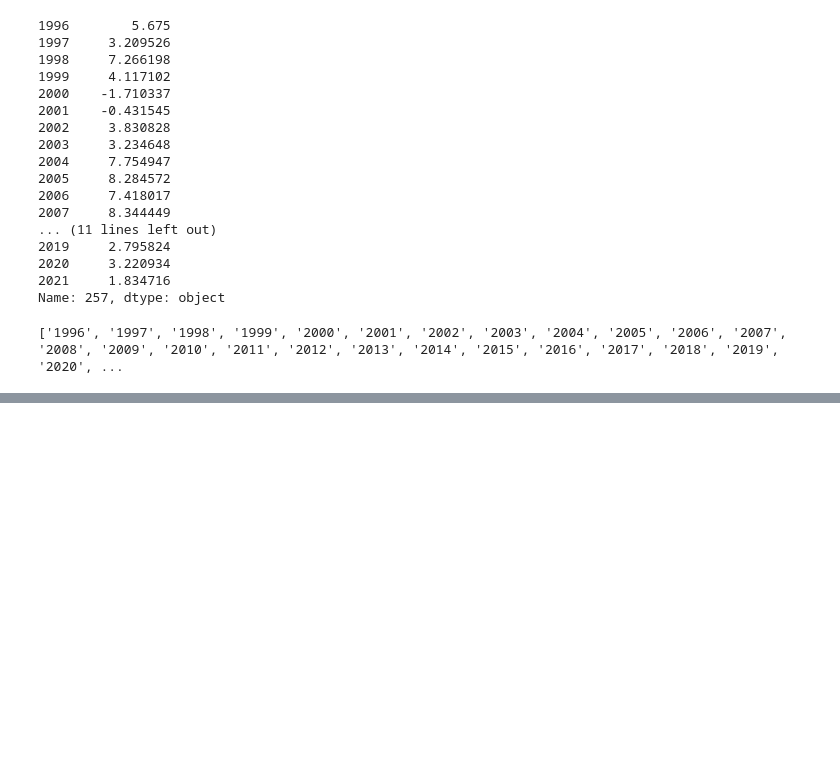
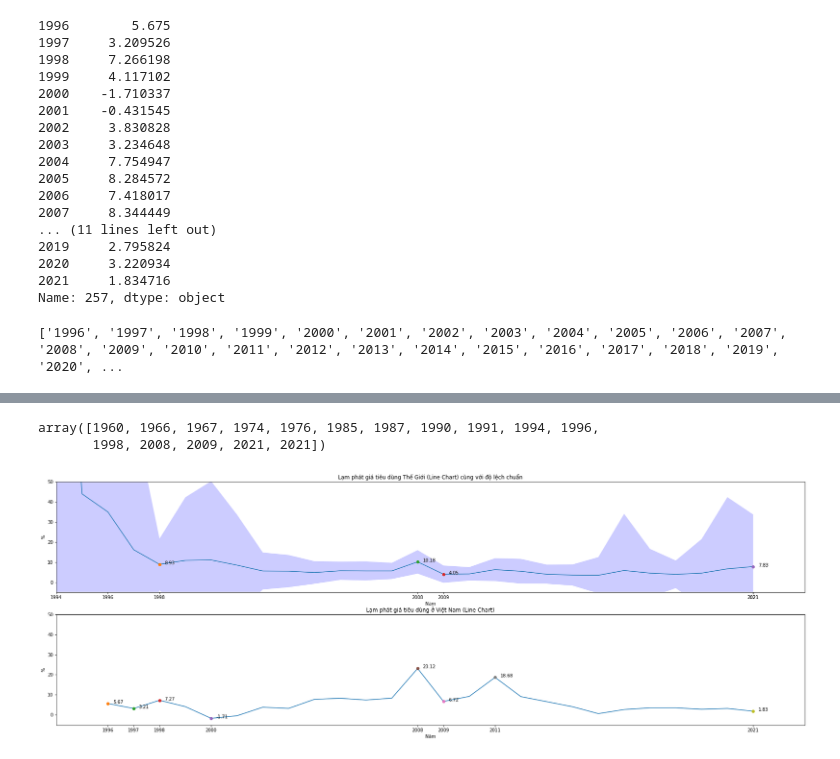
Before and after one commit to ToanLyHoa/Report-data-analysis, a Jupyter notebook: Report.ipynb, the cells around one changed output, grey strips where cells are left out. Cells and saved outputs as stored; diff of their text form; code cells hidden in the pictures; blank space fills up the shorter version.

```diff
--- a/Report.ipynb
+++ b/Report.ipynb
@@ -166,0 +360,75 @@ ax.set(title = 'Lạm phát giá tiêu dùng ở Việt Nam',
+# %%
+fig, ax = plt.subplots(2, 1)
+
+years = np.asarray(consumer_prices_mean.index.astype(np.int32))
+
+ax[0].plot(years, mean)
+
+# chỉ định trục x hiện như thế nào, cụ thể ta chỉ định những năm
+# có biến động lớn như cực đại và cực tiểu
+indices = find_max_min_local(consumer_prices_mean.tolist())
+indices = [0] + indices + [len(consumer_prices_mean.index) - 1]
+
+fig.set_figwidth(30)
+fig.set_figheight(10)
+
+
+ax[0].fill_between(years, mean + std, mean - std, facecolor='blue', alpha=0.2)
+
+for i in range(len(indices)):
+        values = round(consumer_prices_mean.values[indices[i]], 2)
+        ax[0].plot(years[indices[i]], values, 'o')
+        ax[0].annotate(f"{values}",
+                xy=(years[indices[i]], values), xycoords='data',
+                xytext= (years[indices[i]] + 0.2, values),
+                )
+
+"""arrowprops=dict(facecolor='black', shrink=0.05),
+                horizontalalignment='left',
+                verticalalignment='bottom',"""
+years = np.append(years[indices],[1996, 2021])
+years = np.sort(years)
+
+ax[0].set_xticks(years)
+
+ax[0].set_xlim(1994,2023)
+ax[0].set_ylim(-5,50)
+
+ax[0].set(title = 'Lạm phát giá tiêu dùng Thế Giới (Line Chart) cùng với độ lệch chuẩn',
+        xlabel = 'Năm',
+        ylabel = '%');
+
+
+years_VN = np.asarray(data.index.astype(np.int32))
+ax[1].plot(years_VN, list(data.values))
+
+# chỉ định trục x hiện như thế nào, cụ thể ta chỉ định những năm
+# có biến động lớn như cực đại và cực tiểu
+indices = find_max_min_local(data.tolist())
+indices = [0] + indices + [len(data.index) - 1]
+
+ax[1].set_xticks(years_VN[indices])
+
+ax[1].set_xlim(1994,2023)
+ax[1].set_ylim(-5,50)
+
+for i in range(len(indices)):
+        values = round(data.values[indices[i]], 2)
+        ax[1].plot(years_VN[indices[i]], values, 'o')
+        ax[1].annotate(f"{values}",
+                xy=(years_VN[indices[i]], values), xycoords='data',
+                xytext= (years_VN[indices[i]] + 0.2, values),
+                )
+
+"""arrowprops=dict(facecolor='black', shrink=0.05),
+                horizontalalignment='left',
+                verticalalignment='bottom',"""
+
+ax[1].set(title = 'Lạm phát giá tiêu dùng ở Việt Nam (Line Chart)',
+        xlabel = 'Năm',
+        ylabel = '%');
+years
+# %% [output]
+array([1960, 1966, 1967, 1974, 1976, 1985, 1987, 1990, 1991, 1994, 1996,
+       1998, 2008, 2009, 2021, 2021])
+[figure, added]
```
Also changed, not shown: parts of 17 cells of this notebook, 1 other file.
